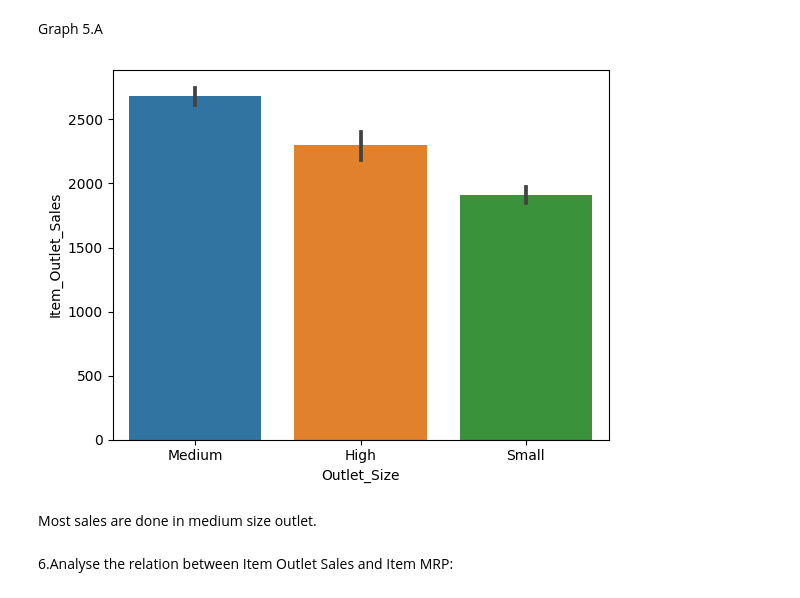
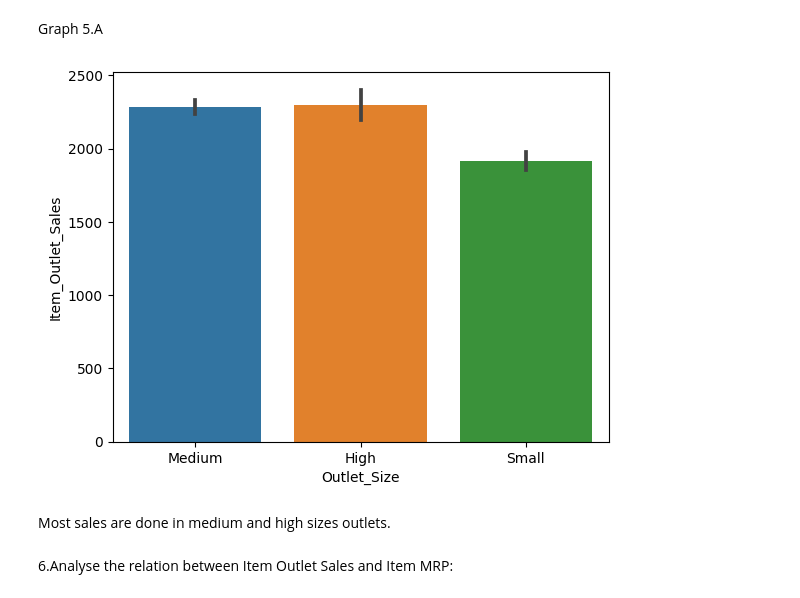
Before and after one commit to AsmaBenHmidene/food-sales-predictions, a Jupyter notebook: Project_1_Part_3_(Core).ipynb, the cells around one changed output. Saved outputs shown, nothing was run; the diff lists cells and outputs as text; code cells hidden in the pictures.

```diff
--- a/Project_1_Part_3_(Core).ipynb
+++ b/Project_1_Part_3_(Core).ipynb
@@ -240,11 +236,11 @@ Outlets in location Tier 3 represent sales almost equal to Outlets in location T
 # %% [markdown]
 Graph 5.A
 # %%
-sns.barplot(data=df1, x='Outlet_Size', y="Item_Outlet_Sales");
+sns.barplot(data=df, x='Outlet_Size', y="Item_Outlet_Sales");
 # %% [output]
-[figure, old version]
+[figure, new version]
 # %% [markdown]
-Most sales are done in medium size outlet.
+Most sales are done in medium and high sizes outlets.
 # %% [markdown]
 6.Analyse the relation between Item Outlet Sales and Item MRP:
 # %% [markdown]
```
Also changed, not shown: parts of 3 cells of this notebook.
